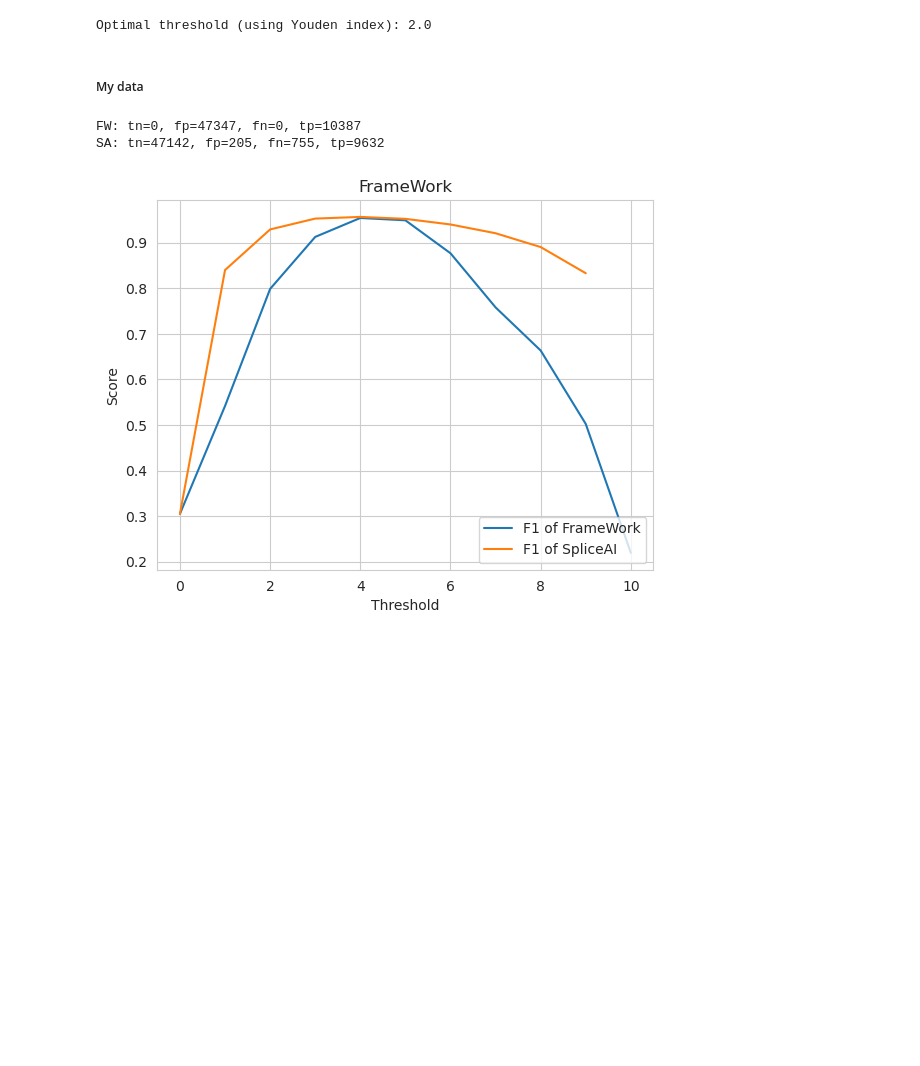
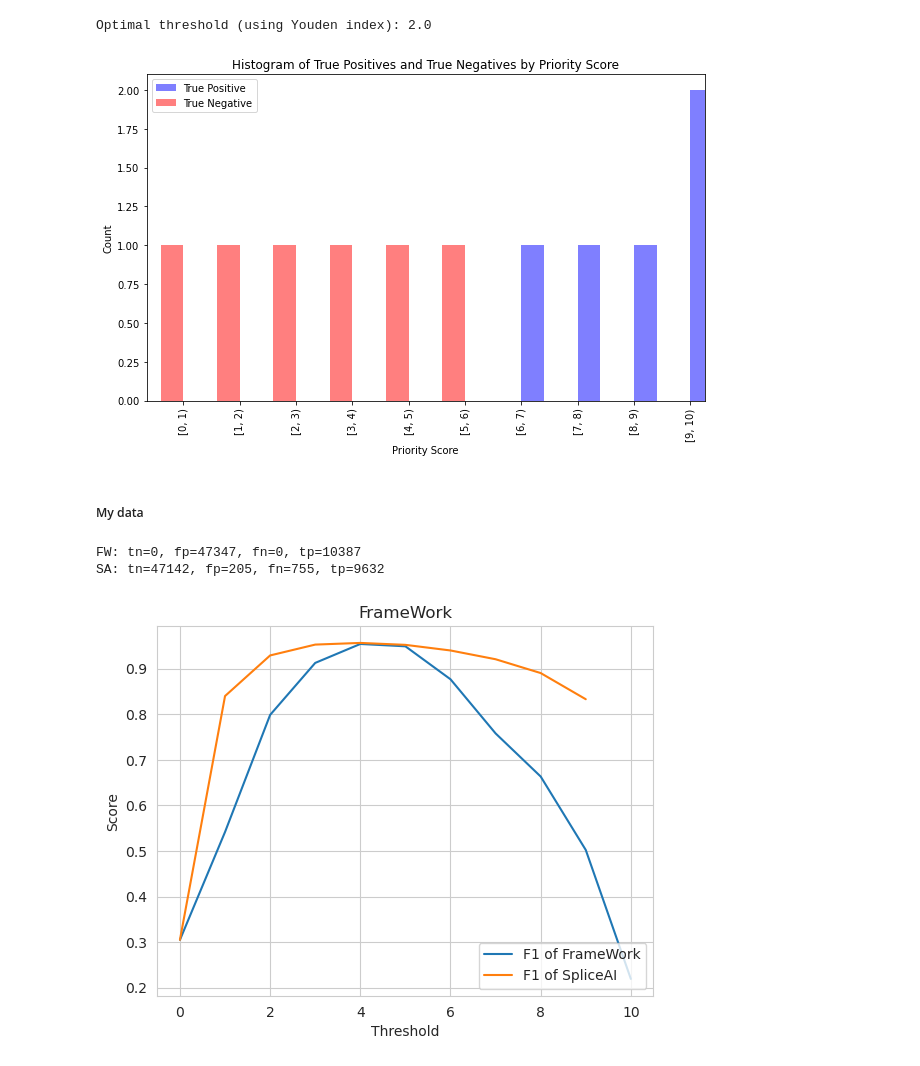
Before and after one commit to ysut/dev, a Jupyter notebook: ValidationData/AUC/roc copy 5.ipynb, the cells around one changed output. Drawn from its saved outputs; the diff is of its cells as text; code cells hidden in the pictures; blank space fills up the shorter version.

```diff
--- a/ValidationData/AUC/roc copy 5.ipynb
+++ b/ValidationData/AUC/roc copy 5.ipynb
@@ -861,4 +829,36 @@ fig.write_html("distribution-priority-score.html")
 fig.show()
+# %%
+import pandas as pd
+import matplotlib.pyplot as plt
+import seaborn as sns
+
+# 仮のデータを作成
+data = pd.DataFrame({
+    'PriorityScore': [0, 1, 2, 3, 4, 5, 6, 7, 8, 9, 9],
+    'LABEL': [0, 0, 0, 0, 0, 0, 1, 1, 1, 1, 1]
+})
+
+# カットオフごとにTPとTNをカウント
+bins = range(0, 11) # スコアの範囲を0から10まで
+data['bin'] = pd.cut(data['PriorityScore'], bins, right=False)
+
+# TPとTNのカウント
+tp_count = data[data['LABEL'] == 1]['bin'].value_counts().sort_index()
+tn_count = data[data['LABEL'] == 0]['bin'].value_counts().sort_index()
+
+# ヒストグラムのプロット
+fig, ax = plt.subplots(figsize=(10, 6))
+
+tp_count.plot(kind='bar', color='blue', alpha=0.5, position=0, width=0.4, label='True Positive', ax=ax)
+tn_count.plot(kind='bar', color='red', alpha=0.5, position=1, width=0.4, label='True Negative', ax=ax)
+
+plt.xlabel('Priority Score')
+plt.ylabel('Count')
+plt.title('Histogram of True Positives and True Negatives by Priority Score')
+plt.legend()
+plt.show()
+# %% [output]
+[figure, added]
 # %% [markdown]
 ##### My data
 # %%
```
Also changed, not shown: parts of 13 cells of this notebook, 1 other file.
